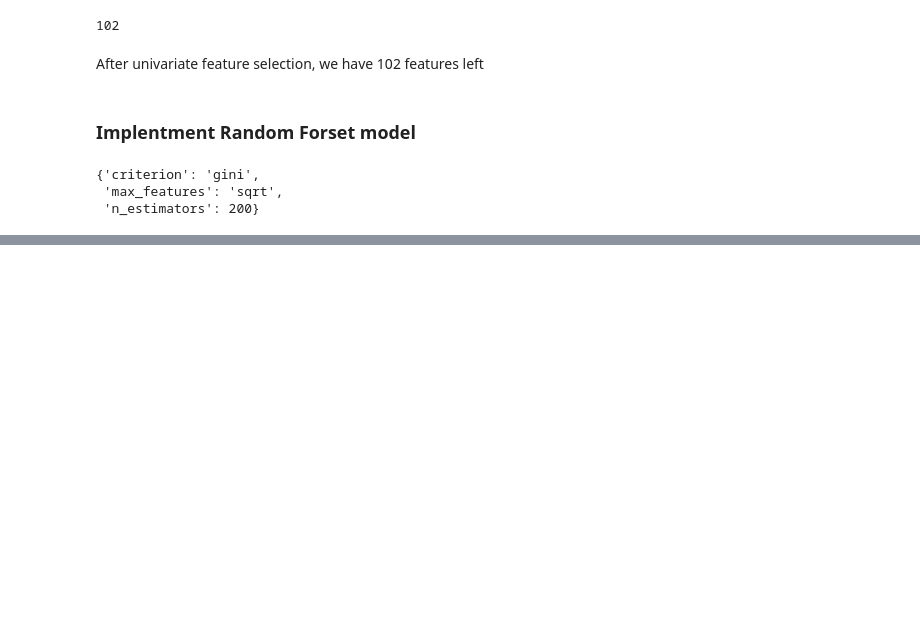
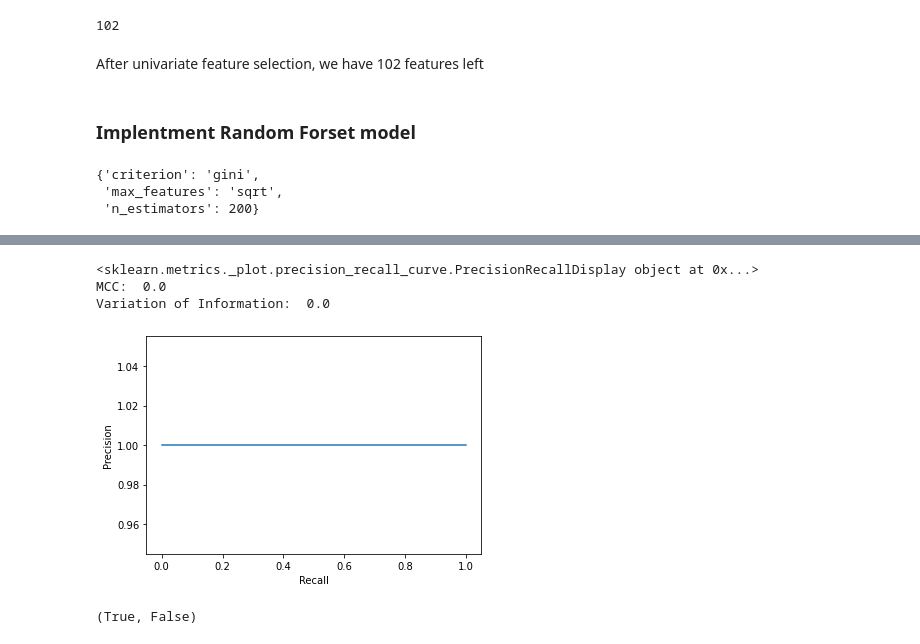
Before and after one commit to AdamEiffert/DST_Project1, a Jupyter notebook: report/07-Random Forest.ipynb, the cells around one changed output, grey strips where cells are left out. Cells and saved outputs as stored; diff of their text form; code cells hidden in the pictures; blank space fills up the shorter version.

```diff
--- a/report/07-Random Forest.ipynb
+++ b/report/07-Random Forest.ipynb
@@ -350,0 +293,8 @@ Reference: \
+# %%
+score = pred
+score['normal'] =0
+
+for i in range(pred.shape[0]):
+    if score.iloc[i, 0] == 0.:
+        score.at[i,'normal'] = 1
+score = score.drop(columns = [0])
@@ -350,0 +346,36 @@ Reference: \
+# %%
+def variation_of_information_score(true_class, model_class):
+    return (stats.entropy(np.unique(true_class, return_counts=True)[1])
+            + stats.entropy(np.unique(model_class, return_counts=True)[1])
+            - 2*mutual_info_score(true_class, model_class))
+# %%
+df1 = df[features1]
+# %%
+test_1 = df1.loc[df['test'] == 1].iloc[:,:-2]
+true_class_1 = df[df['test'] == 1].iloc[:,-2] ^ True
+
+model_class_1 = best_clf.predict(test_1)
+b_model_class_1 = []
+for i in list(model_class_1):
+    if i == 0:
+        b_model_class_1.append(True)
+    else:
+        b_model_class_1.append(False)
+
+precision_1, recall_1, _ = precision_recall_curve(true_class_1, b_model_class_1)
+curve_1 = PrecisionRecallDisplay(precision=precision_1, recall=recall_1)
+mcc_1 = matthews_corrcoef(true_class_1, model_class_1)
+voi_1 = variation_of_information_score(true_class_1, model_class_1)
+
+print(curve_1.plot())
+print("MCC: ", mcc_1)
+print("Variation of Information: ", voi_1)
+# %% [output]
+<sklearn.metrics._plot.precision_recall_curve.PrecisionRecallDisplay object at 0x...>
+MCC:  0.0
+Variation of Information:  0.0
+[figure, added]
+# %%
+False in b_model_class_1, True in b_model_class_1
+# %% [output]
+(True, False)
```
Also changed, not shown: parts of 49 cells of this notebook.
